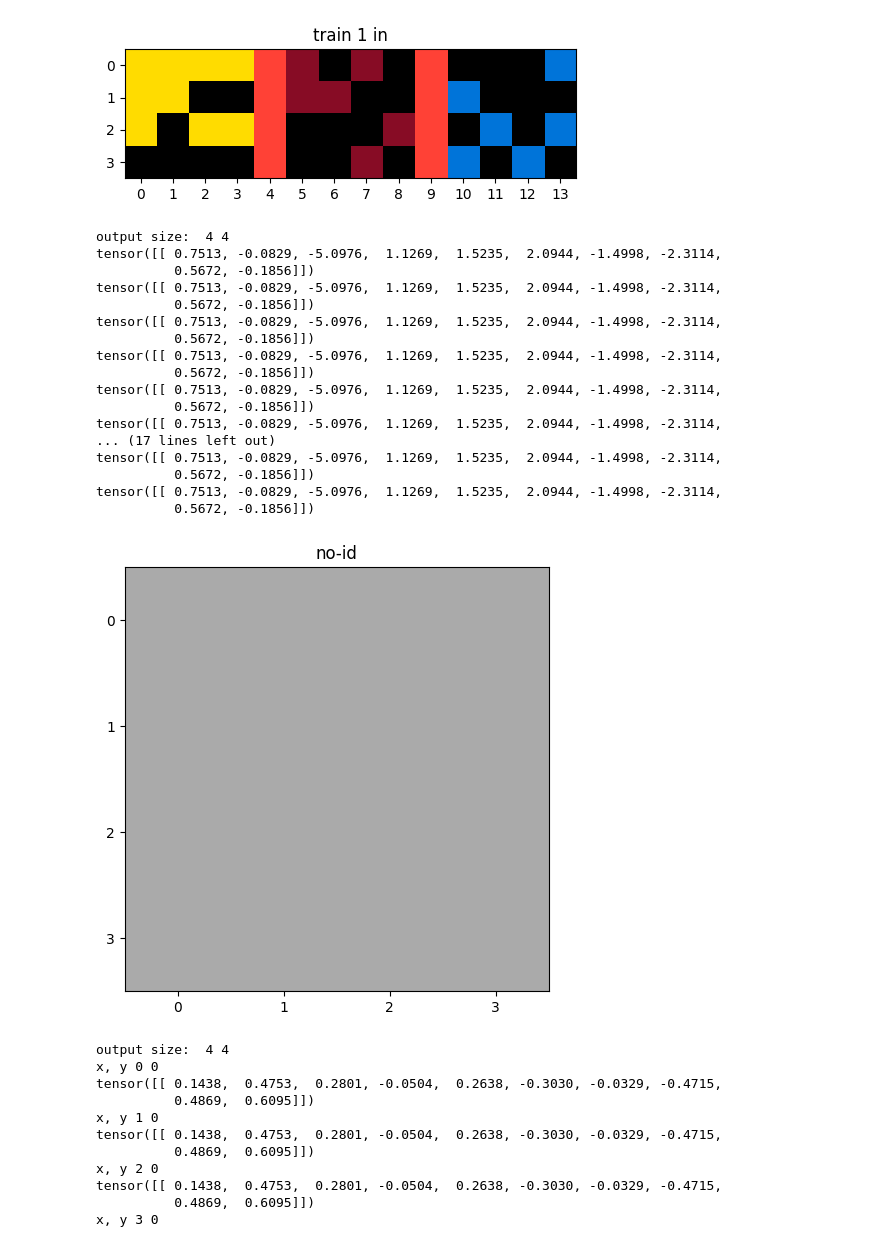
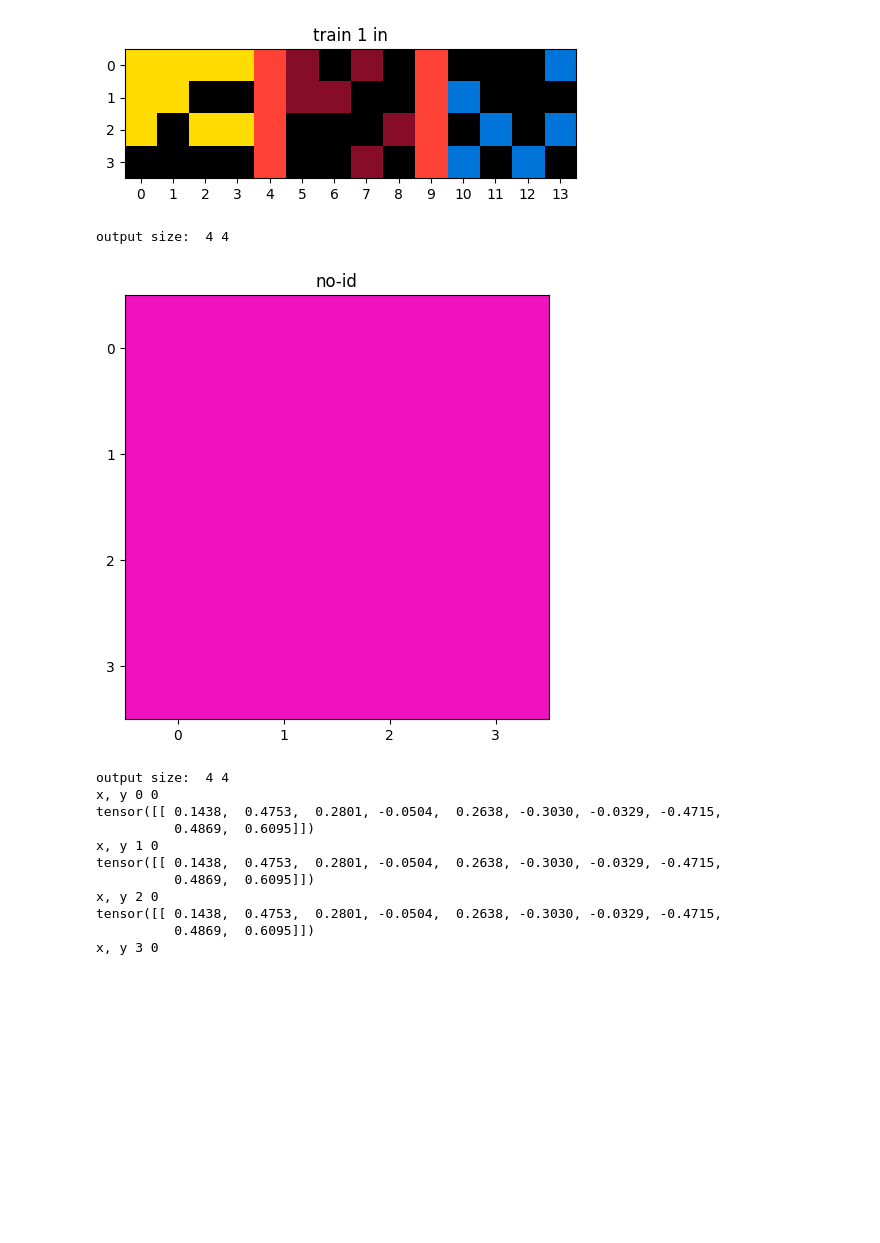
Before and after one commit to neoneye/simon-arc-lab-legacy, a Jupyter notebook: proof_of_concept/vit_pytorch_arc3/classify_colors.ipynb, the cells around one changed output. Drawn from its saved outputs; the diff is of its cells as text; code cells hidden in the pictures; blank space fills up the shorter version.

Commit message:
Onehot encoding: Ran 10 epochs more, and looked at the predicted image. It's a single color for all pixels, similar behavior as I saw yesterday where I used the range 0..255.

```diff
--- a/proof_of_concept/vit_pytorch_arc3/classify_colors.ipynb
+++ b/proof_of_concept/vit_pytorch_arc3/classify_colors.ipynb
@@ -345,52 +345,42 @@ image.show()
 exporter = etti.ExportTaskToImage(task)
 pair = task.pairs[0]
 output_image_shape = pair.output.pixels.shape
 width = output_image_shape[1]
 height = output_image_shape[0]
 print("output size: ", width, height)
 predicted_pixels = image_new(width, height, 255)
 for y in range(height):
     for x in range(width):
         pixels = exporter.image_with_mark(0, x, y)
         pil_image = pil_image_from_pixels_with_red_palette(pixels)
-        tensor = test_transforms(pil_image)
+
+        img_transformed1 = test_transforms(pil_image)
+        img_transformed2 = convert_pilimage_to_onehot(img_transformed1)
+        img_transformed3 = img_transformed2.transpose(2, 0, 1)
+        tensor = torch.from_numpy(img_transformed3.astype(np.float32))
+
+        #tensor = test_transforms(pil_image)
         tensor = tensor[None, :]
         #if x == 2 and y == 2:
             #pil_image.show()
             #print(tensor.shape)
 
         data = tensor.to(device)
         output = model(data)
         #print(output)
         output_tensor = output.cpu().detach()
-        print(output_tensor)
+        #print(output_tensor)
         output_value = output_tensor.argmax(dim=1)
         #output_value = output_tensor.argmax(dim=None)
         #print(output_value)
         #result_pixels
         set_pixel(predicted_pixels, x, y, output_value)
 
 predicted_image = ajm.Image(predicted_pixels, 'no-id')
 predicted_image.show()
 # %% [output]
 output size:  4 4
-tensor([[ 0.7513, -0.0829, -5.0976,  1.1269,  1.5235,  2.0944, -1.4998, -2.3114,
-          0.5672, -0.1856]])
-tensor([[ 0.7513, -0.0829, -5.0976,  1.1269,  1.5235,  2.0944, -1.4998, -2.3114,
-          0.5672, -0.1856]])
-tensor([[ 0.7513, -0.0829, -5.0976,  1.1269,  1.5235,  2.0944, -1.4998, -2.3114,
-          0.5672, -0.1856]])
-tensor([[ 0.7513, -0.0829, -5.0976,  1.1269,  1.5235,  2.0944, -1.4998, -2.3114,
-          0.5672, -0.1856]])
-tensor([[ 0.7513, -0.0829, -5.0976,  1.1269,  1.5235,  2.0944, -1.4998, -2.3114,
-          0.5672, -0.1856]])
-tensor([[ 0.7513, -0.0829, -5.0976,  1.1269,  1.5235,  2.0944, -1.4998, -2.3114,
-... (17 lines left out)
-tensor([[ 0.7513, -0.0829, -5.0976,  1.1269,  1.5235,  2.0944, -1.4998, -2.3114,
-          0.5672, -0.1856]])
-tensor([[ 0.7513, -0.0829, -5.0976,  1.1269,  1.5235,  2.0944, -1.4998, -2.3114,
-          0.5672, -0.1856]])
-[figure, old version]
+[figure, new version]
 # %%
 class SingleImageDataset(Dataset):
     def __init__(self, single_image: Image, transform=None):
```
Also changed, not shown: parts of 1 cell of this notebook, 2 other files.
